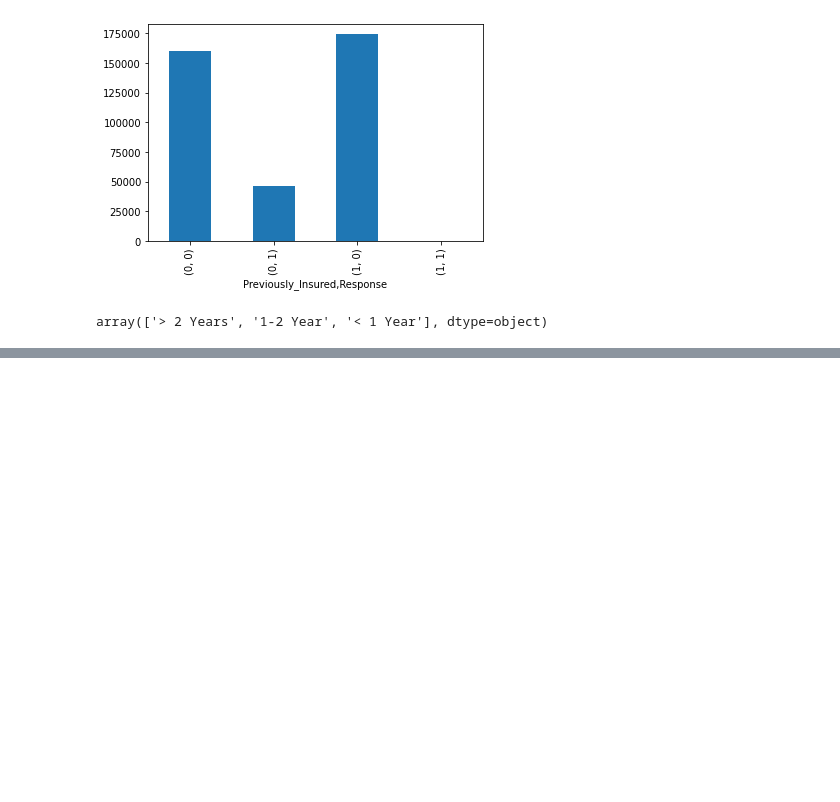
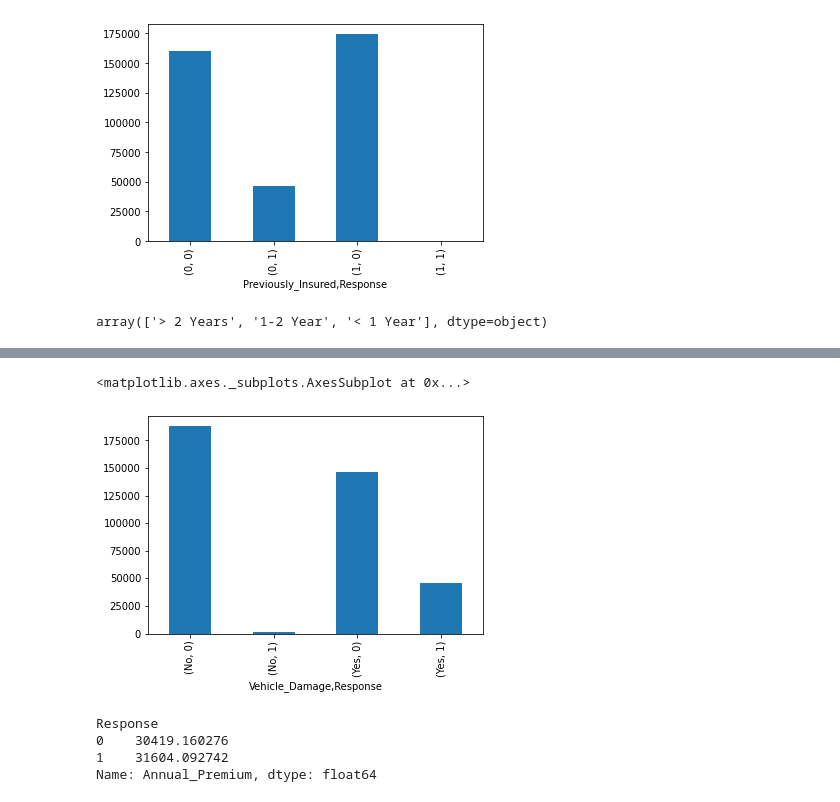
Before and after one commit to pi-mishra/HEALTH-INSURANCE-CROSS-SELL-PREDICTION, a Jupyter notebook: HEALTH_INSURANCE_CROSS_SELL_PREDICTION_(piyush).ipynb, the cells around one changed output, grey strips where cells are left out. Cells and saved outputs as stored; diff of their text form; code cells hidden in the pictures; blank space fills up the shorter version.

```diff
--- a/HEALTH_INSURANCE_CROSS_SELL_PREDICTION_(piyush).ipynb
+++ b/HEALTH_INSURANCE_CROSS_SELL_PREDICTION_(piyush).ipynb
@@ -239,0 +254,12 @@ array(['> 2 Years', '1-2 Year', '< 1 Year'], dtype=object)
+# %%
+df.groupby('Vehicle_Damage').Response.value_counts().plot(kind='bar')
+# %% [output]
+<matplotlib.axes._subplots.AxesSubplot at 0x...>
+[figure, added]
+# %%
+df.groupby('Response').Annual_Premium.mean()
+# %% [output]
+Response
+0    30419.160276
+1    31604.092742
+Name: Annual_Premium, dtype: float64
```
Also changed, not shown: parts of 30 cells of this notebook.
